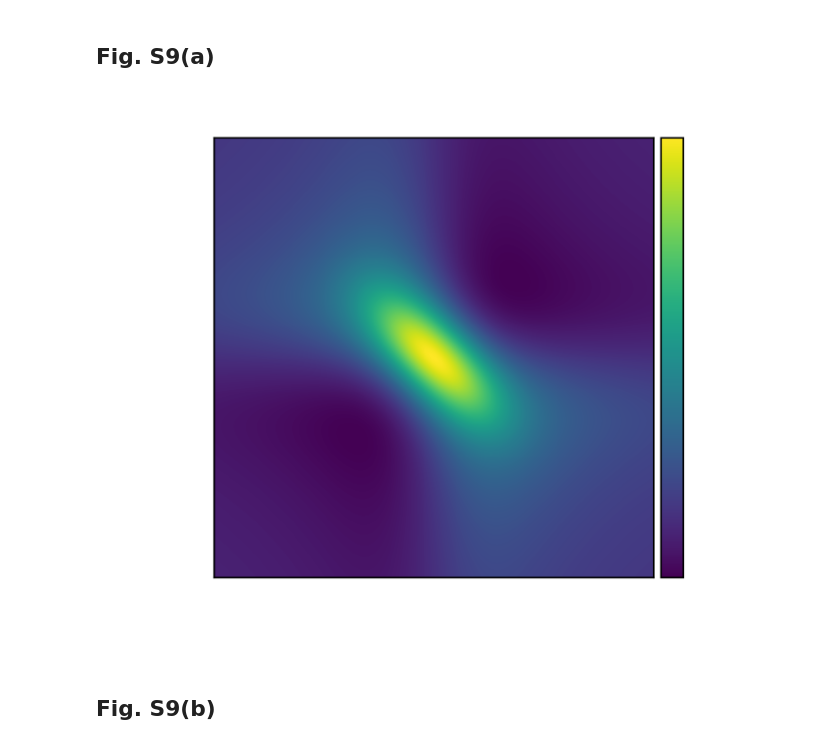
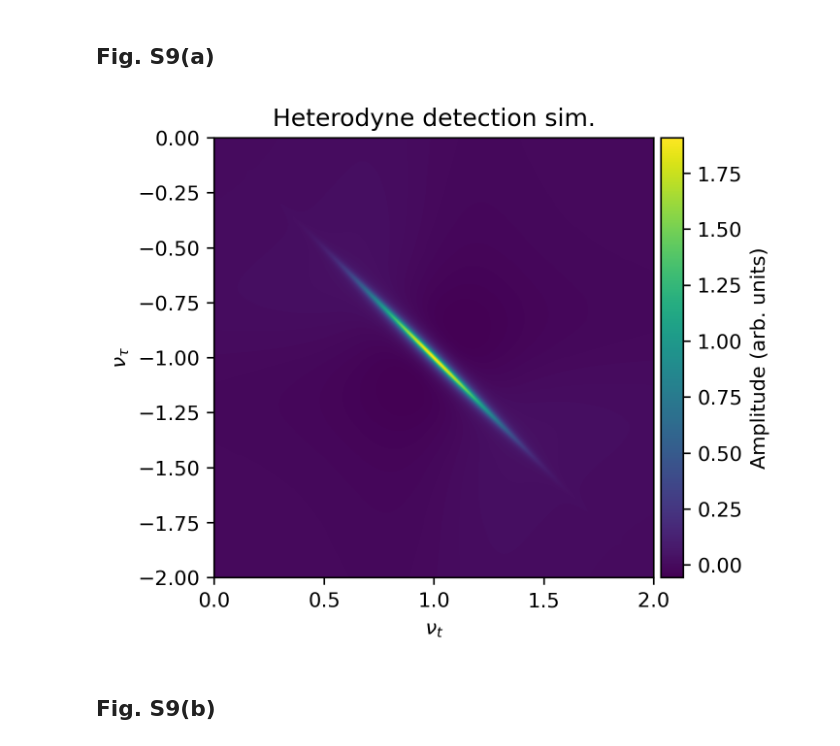
Before and after one commit to tommychinwj/HiddenSiVCenter, a Jupyter notebook: Figures3(a,b).ipynb, the cells around one changed output. Drawn from its saved outputs; the diff is of its cells as text; code cells hidden in the pictures.

Commit message:
save as images as svg, incorporate relations for sigma and gamma10 described in FIGs9 caption

```diff
--- a/Figures3(a,b).ipynb
+++ b/Figures3(a,b).ipynb
@@ -5,8 +5,10 @@
 # %%
 import numpy as np
 import matplotlib.pyplot as plt
+# import matplotlib_inline.backend_inline
+# matplotlib_inline.backend_inline.set_matplotlib_formats('svg')
 import numba
 import scipy.integrate as spint
-color = 'w'
+color = 'k'
 # %% [markdown]
 # parameters
@@ -22,3 +15,13 @@ omega10_unstrained = 2. * np.pi
+# %%
+hbar = 1.
+mu = 1.
+N = 1.
+omega12 = 2. * np.pi
+omega10_unstrained = 2. * np.pi
+
+sigma = 0.2 * omega10_unstrained
+gamma10 = 0.05 * sigma
+Gamma10 = gamma10 * 1E-5
 # %% [markdown]
 # colorbar function
 # %%
@@ -88,3 +93,7 @@ def G(omega10):
+# %%
+@numba.jit
+def infint(argu):
+    return spint.quad_vec(argu, -np.inf, np.inf)
 # %% [markdown]
 # creating mesh
 # %%
@@ -111,4 +120,4 @@ omegatau_mesh = 2. * np.pi * nu_tau_mesh
 ## Eqn. (s20)
 # %%
 argu = lambda omega10: G(omega10) * 1j * np.conj(mu) * rho_10_sig_3(omegat_mesh, omegatau_mesh, omega10)
-I_tot_het, int_err_het = spint.quad_vec(argu, -np.inf, np.inf)
+I_tot_het, int_err_het = infint(argu)
@@ -122,16 +152,17 @@ I_tot_PL, int_err_PL = spint.quad_vec(argu, -np.inf, np.inf)
 # %% [markdown]
 ## Fig. S9(a)
 # %%
-plt.figure(dpi=300)
+fig = plt.figure(dpi=300)
 im = plt.imshow(I_tot_het.real, origin='lower', extent=(min(nu_t), max(nu_t), min(nu_tau), max(nu_tau)))
 plt.tick_params(color=color, labelcolor=color)
 plt.xlabel(r'$\nu_t$', color=color)
 plt.ylabel(r'$\nu_\tau$', color=color)
 plt.title('Heterodyne detection sim.', color=color)
 colorbar(im, color, 'Amplitude (arb. units)')
 plt.show()
+fig.savefig("/Users/tommychin/Documents/research/Smallwood_research/testVectorImage.svg", dpi=1000, format='svg')
 # %% [output]
-[figure, old version]
+[figure, new version]
 # %% [markdown]
 ## Fig. S9(b)
 # %%
```
Also changed, not shown: parts of 6 cells of this notebook.
